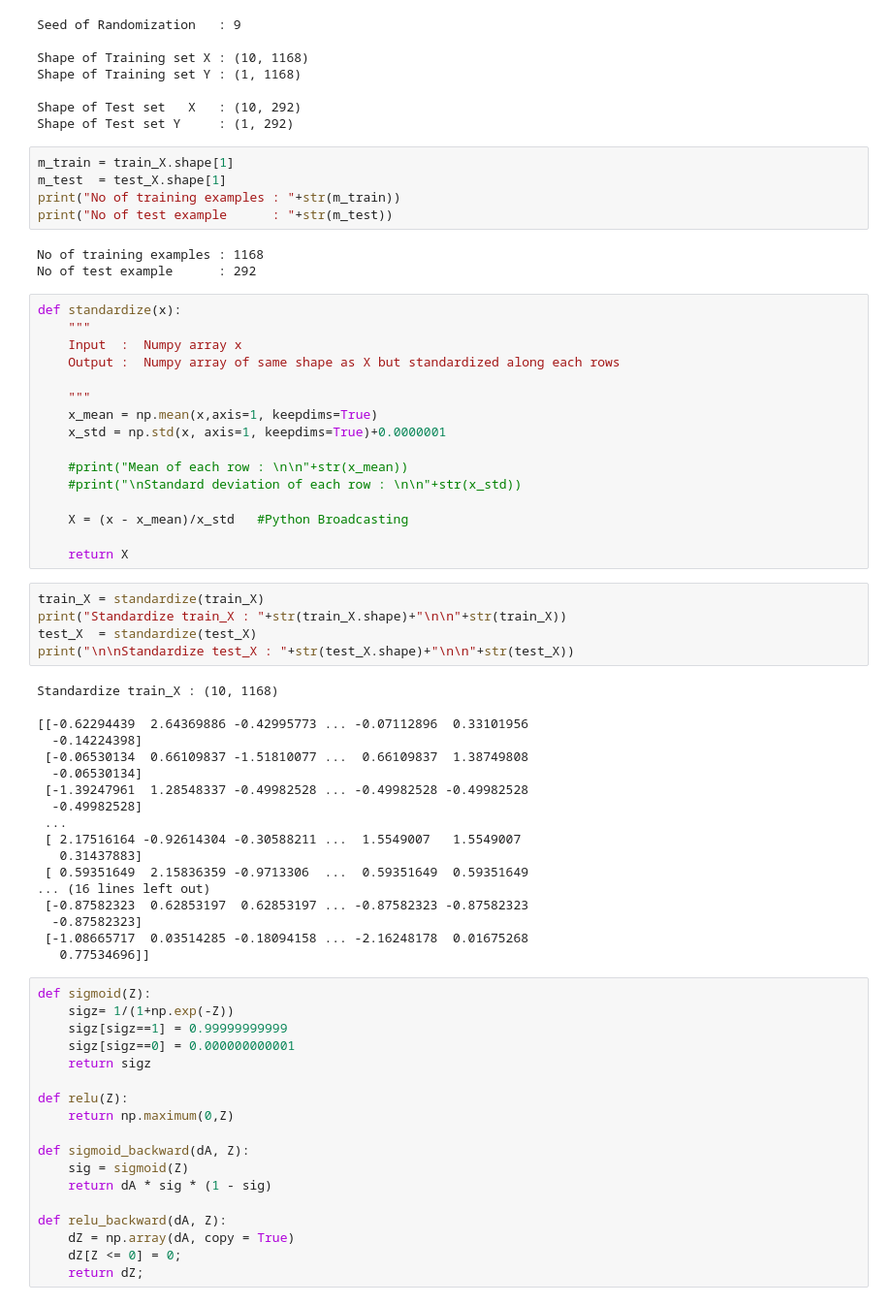
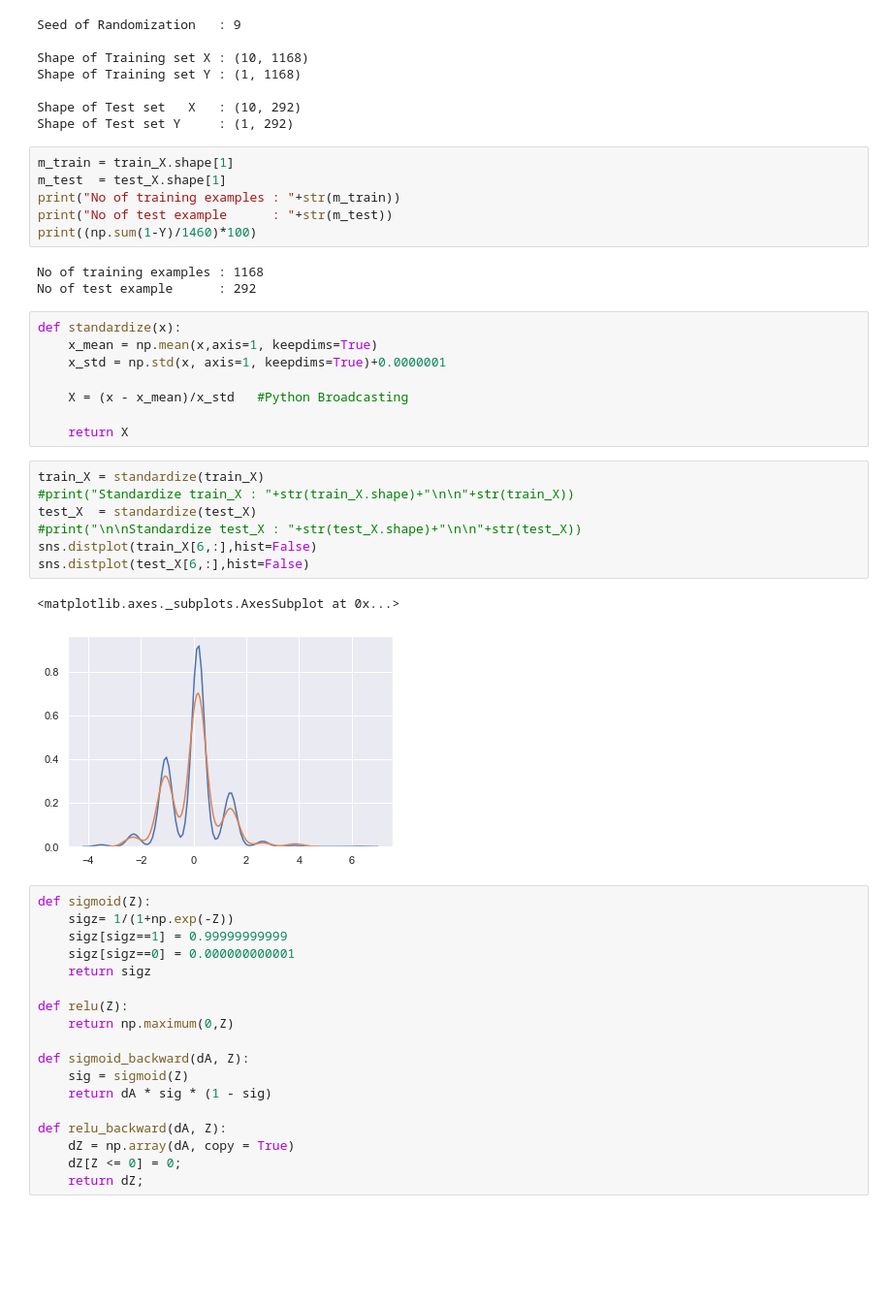
Before and after one commit to kkviks/Artificial-Neural-Network, a Jupyter notebook: ANN.ipynb, the cells around one changed output. Shown: that part at 97% size. Saved outputs shown, nothing was run; the diff lists cells and outputs as text; blank space fills up the shorter version.

```diff
--- a/ANN.ipynb
+++ b/ANN.ipynb
@@ -101,48 +101,28 @@ m_train = train_X.shape[1]
 m_test  = test_X.shape[1]
 print("No of training examples : "+str(m_train))
 print("No of test example      : "+str(m_test))
+print((np.sum(1-Y)/1460)*100)
 # %% [output]
 No of training examples : 1168
 No of test example      : 292
 # %%
 def standardize(x):
-    """
-    Input  :  Numpy array x
-    Output :  Numpy array of same shape as X but standardized along each rows
-
-    """
     x_mean = np.mean(x,axis=1, keepdims=True)
     x_std = np.std(x, axis=1, keepdims=True)+0.0000001
-
-    #print("Mean of each row : \n\n"+str(x_mean))
-    #print("\nStandard deviation of each row : \n\n"+str(x_std))
 
     X = (x - x_mean)/x_std   #Python Broadcasting
 
     return X
 # %%
 train_X = standardize(train_X)
-print("Standardize train_X : "+str(train_X.shape)+"\n\n"+str(train_X))
+#print("Standardize train_X : "+str(train_X.shape)+"\n\n"+str(train_X))
 test_X  = standardize(test_X)
-print("\n\nStandardize test_X : "+str(test_X.shape)+"\n\n"+str(test_X))
+#print("\n\nStandardize test_X : "+str(test_X.shape)+"\n\n"+str(test_X))
+sns.distplot(train_X[6,:],hist=False)
+sns.distplot(test_X[6,:],hist=False)
 # %% [output]
-Standardize train_X : (10, 1168)
-
-[[-0.62294439  2.64369886 -0.42995773 ... -0.07112896  0.33101956
-  -0.14224398]
- [-0.06530134  0.66109837 -1.51810077 ...  0.66109837  1.38749808
-  -0.06530134]
- [-1.39247961  1.28548337 -0.49982528 ... -0.49982528 -0.49982528
-  -0.49982528]
- ...
- [ 2.17516164 -0.92614304 -0.30588211 ...  1.5549007   1.5549007
-   0.31437883]
- [ 0.59351649  2.15836359 -0.9713306  ...  0.59351649  0.59351649
-... (16 lines left out)
- [-0.87582323  0.62853197  0.62853197 ... -0.87582323 -0.87582323
-  -0.87582323]
- [-1.08665717  0.03514285 -0.18094158 ... -2.16248178  0.01675268
-   0.77534696]]
+<matplotlib.axes._subplots.AxesSubplot at 0x...>
+[figure, added]
 # %%
 def sigmoid(Z):
     sigz= 1/(1+np.exp(-Z))
```
Also changed, not shown: parts of 4 cells of this notebook, 1 other file.
